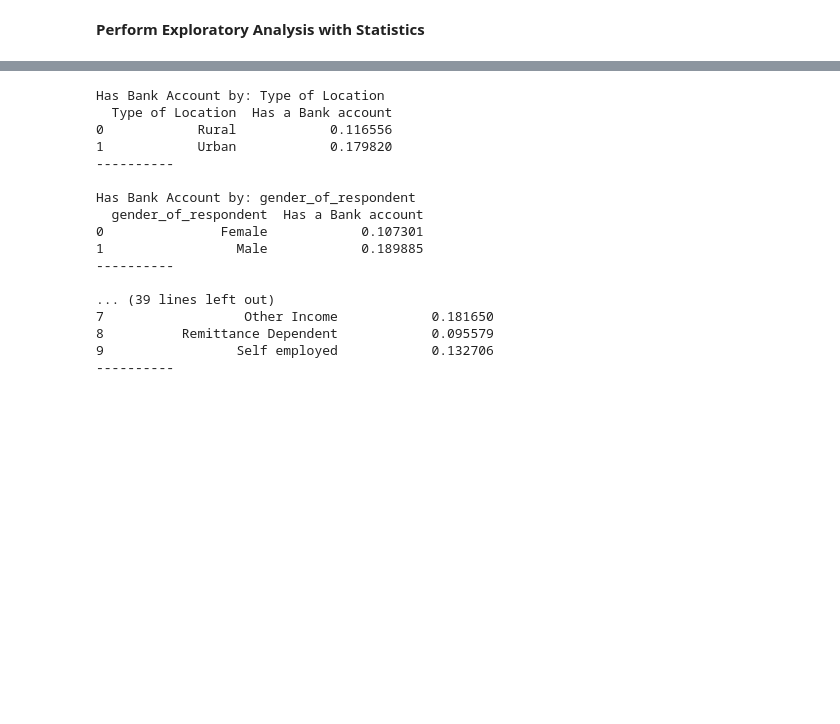
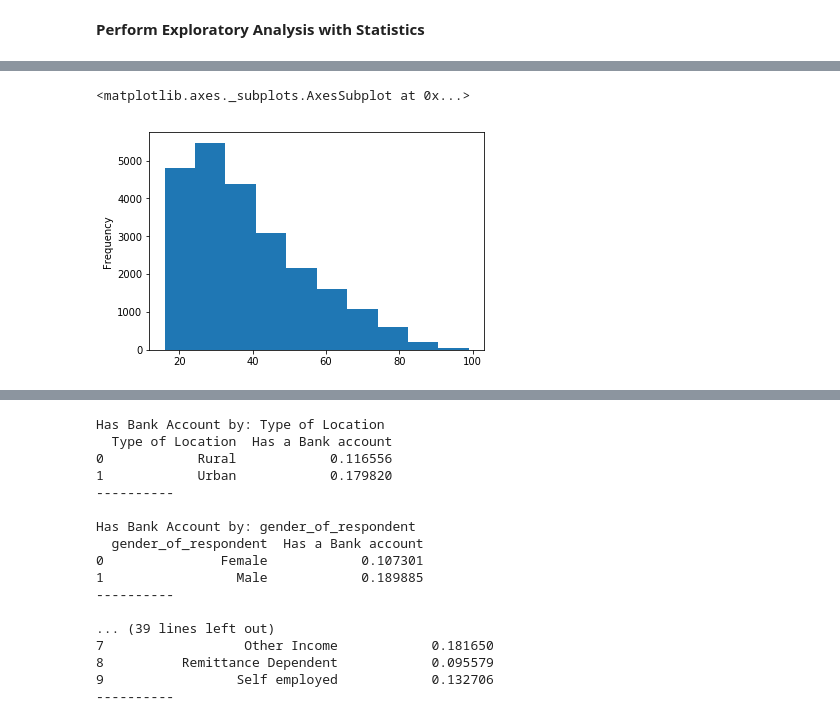
Before and after one commit to Nzaya/Bank-Account-Prediction, a Jupyter notebook: "Moringa_Data_Science_Core_W2_Independent_Project_2019_06_Sharon_Nzaya_Python_Notebook".ipynb, the cells around one changed output, grey strips where cells are left out. Drawn from its saved outputs; the diff is of its cells as text; code cells hidden in the pictures; blank space fills up the shorter version.

```diff
--- a/"Moringa_Data_Science_Core_W2_Independent_Project_2019_06_Sharon_Nzaya_Python_Notebook".ipynb
+++ b/"Moringa_Data_Science_Core_W2_Independent_Project_2019_06_Sharon_Nzaya_Python_Notebook".ipynb
@@ -137,0 +202,5 @@ financial.shape
+# %%
+financial[financial['Respondent Age'] < 100]['Respondent Age'].plot.hist()
+# %% [output]
+<matplotlib.axes._subplots.AxesSubplot at 0x...>
+[figure, added]
```
Also changed, not shown: parts of 19 cells of this notebook.
